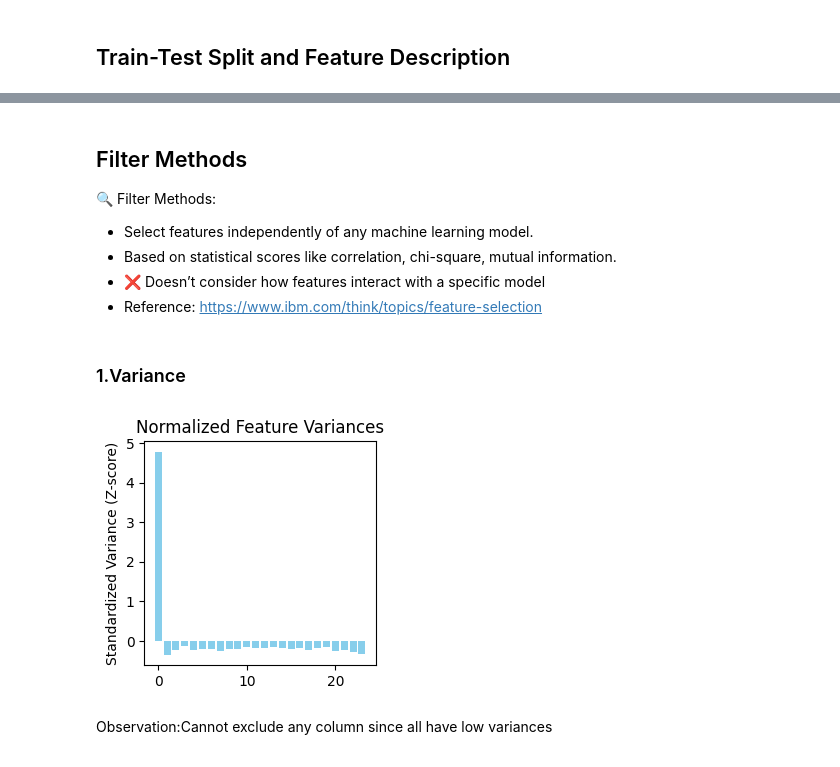
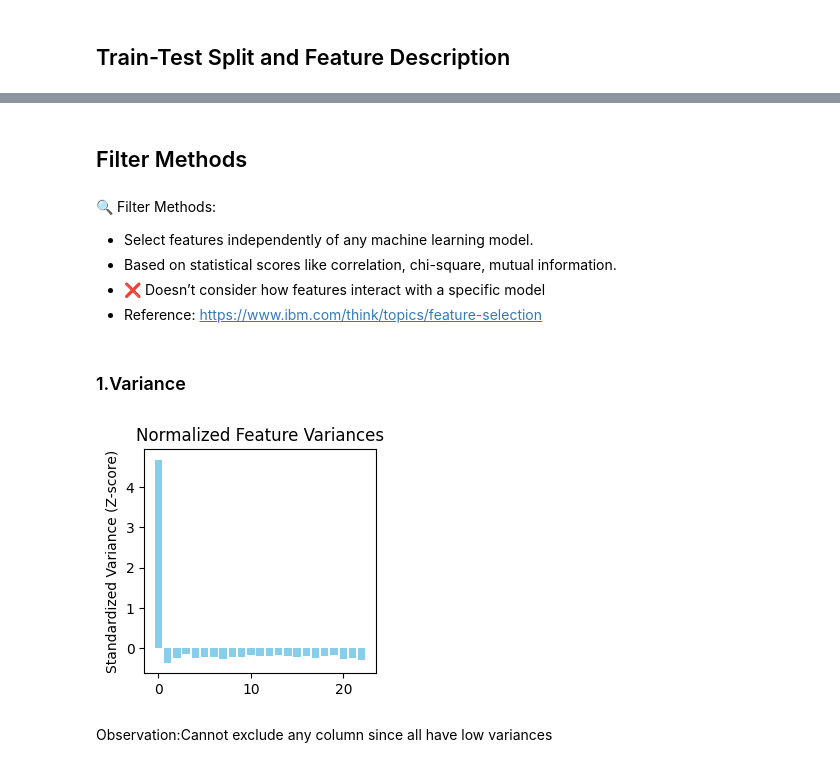
Before and after one commit to Sri-Ram-A/LungCancerPrediction, a Jupyter notebook: testing/AIML_EL.ipynb, the cells around one changed output, grey strips where cells are left out. Cells and saved outputs as stored; diff of their text form; code cells hidden in the pictures.

```diff
--- a/testing/AIML_EL.ipynb
+++ b/testing/AIML_EL.ipynb
@@ -131,8 +132,9 @@ features_description = {
 # %%
 X,y=df.iloc[:,:-1],df.iloc[:,-1]
 X_train,X_test,y_train,y_test=sklearn.model_selection.train_test_split(X,y,test_size=0.2,random_state=1)
+# %% [markdown]
+## Filter Methods
 # %% [markdown]
-## Filter Methods
 🔍 Filter Methods:
 - Select features independently of any machine learning model.
 - Based on statistical scores like correlation, chi-square, mutual information.
@@ -141,17 +143,17 @@ X_train,X_test,y_train,y_test=sklearn.model_selection.train_test_split(X,y,test_
 # %% [markdown]
 ### 1.Variance
 # %%
-variances = df.var()
+variances = df.iloc[:,:-1].var()
 scaler = sklearn.preprocessing.StandardScaler()
 normalized_variance = scaler.fit_transform(variances.values.reshape(-1, 1)).flatten()
 plt.figure(figsize=(3,3))
-plt.bar(list(range(len(df.columns))), normalized_variance, color='skyblue')
+plt.bar(list(range(len(df.iloc[:,:-1].columns))), normalized_variance, color='skyblue')
 plt.title("Normalized Feature Variances")
 plt.ylabel("Standardized Variance (Z-score)")
 plt.tight_layout()
 plt.show()
 # %% [output]
-[figure, old version]
+[figure, new version]
 # %% [markdown]
 Observation:Cannot exclude any column since all have low variances
 # %% [markdown]
```
Also changed, not shown: parts of 31 cells of this notebook, 32 other files.
